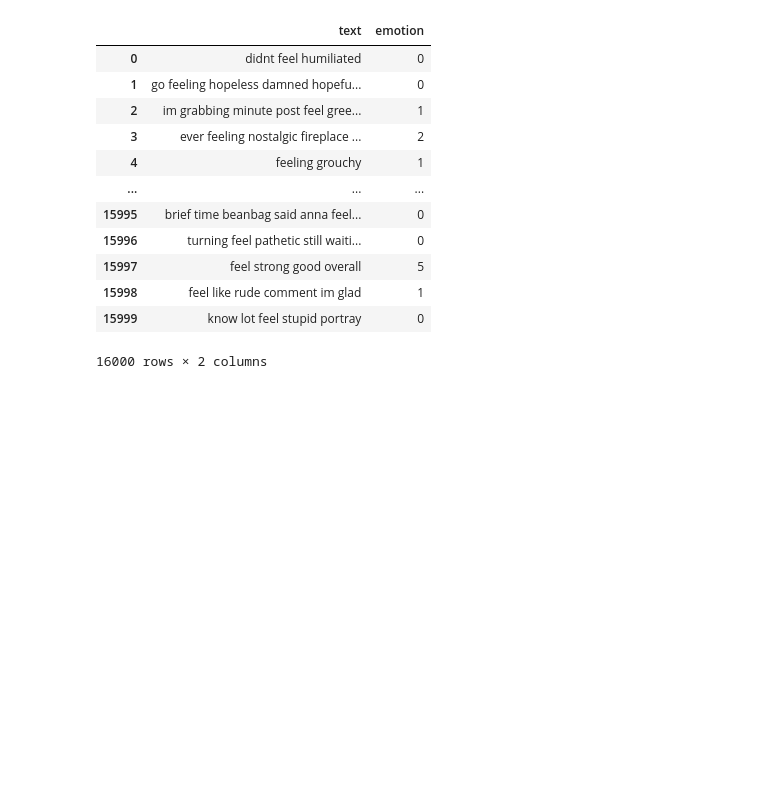
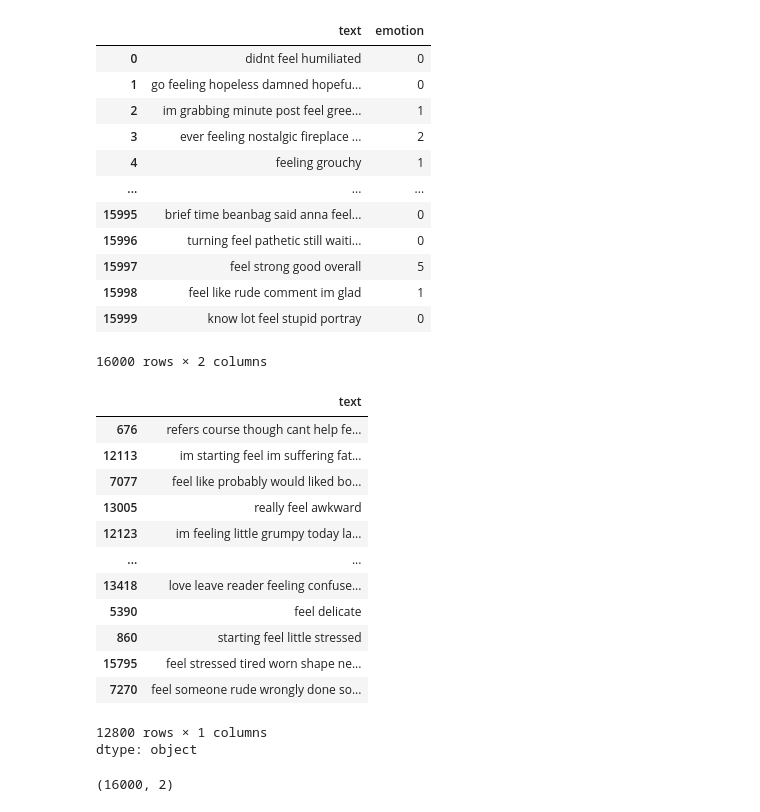
Before and after one commit to zamman365-glitch/NLP, a Jupyter notebook: NLP(machine_Learning).ipynb, the cells around one changed output. Saved outputs shown, nothing was run; the diff lists cells and outputs as text; code cells hidden in the pictures; blank space fills up the shorter version.

```diff
--- a/NLP(machine_Learning).ipynb
+++ b/NLP(machine_Learning).ipynb
@@ -159,0 +168,25 @@ df
+# %%
+from sklearn.model_selection import train_test_split
+
+X_train, X_test, y_train, y_test = train_test_split( df['text'], df['emotion'], test_size=0.20, random_state=42)
+# %%
+X_train
+# %% [output]
+|  | text |
+| 676 | refers course though cant help fe... |
+| 12113 | im starting feel im suffering fat... |
+| 7077 | feel like probably would liked bo... |
+| 13005 | really feel awkward |
+| 12123 | im feeling little grumpy today la... |
+| ... | ... |
+| 13418 | love leave reader feeling confuse... |
+| 5390 | feel delicate |
+| 860 | starting feel little stressed |
+| 15795 | feel stressed tired worn shape ne... |
+| 7270 | feel someone rude wrongly done so... |
+12800 rows × 1 columns
+dtype: object
+# %%
+df.shape
+# %% [output]
+(16000, 2)
```
Also changed, not shown: parts of 22 cells of this notebook.
